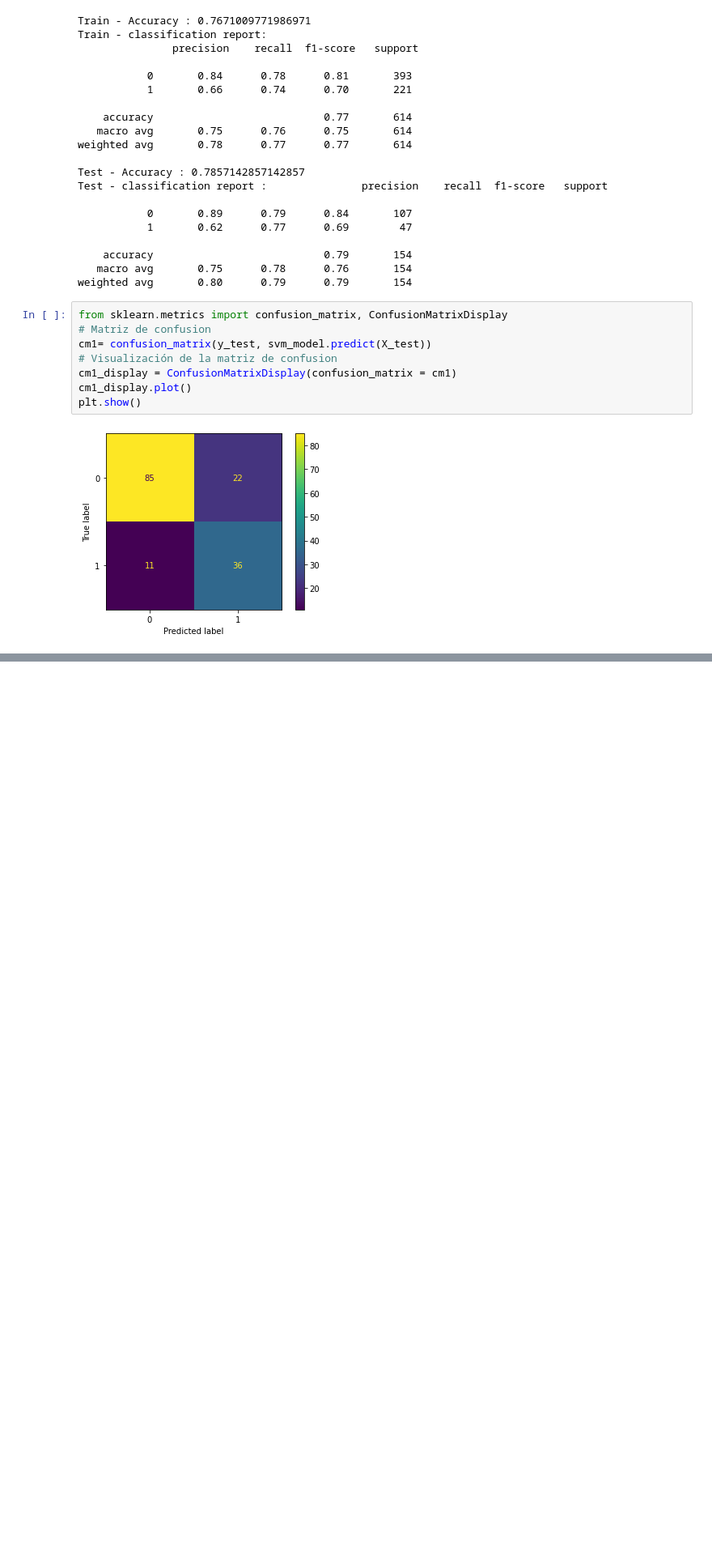
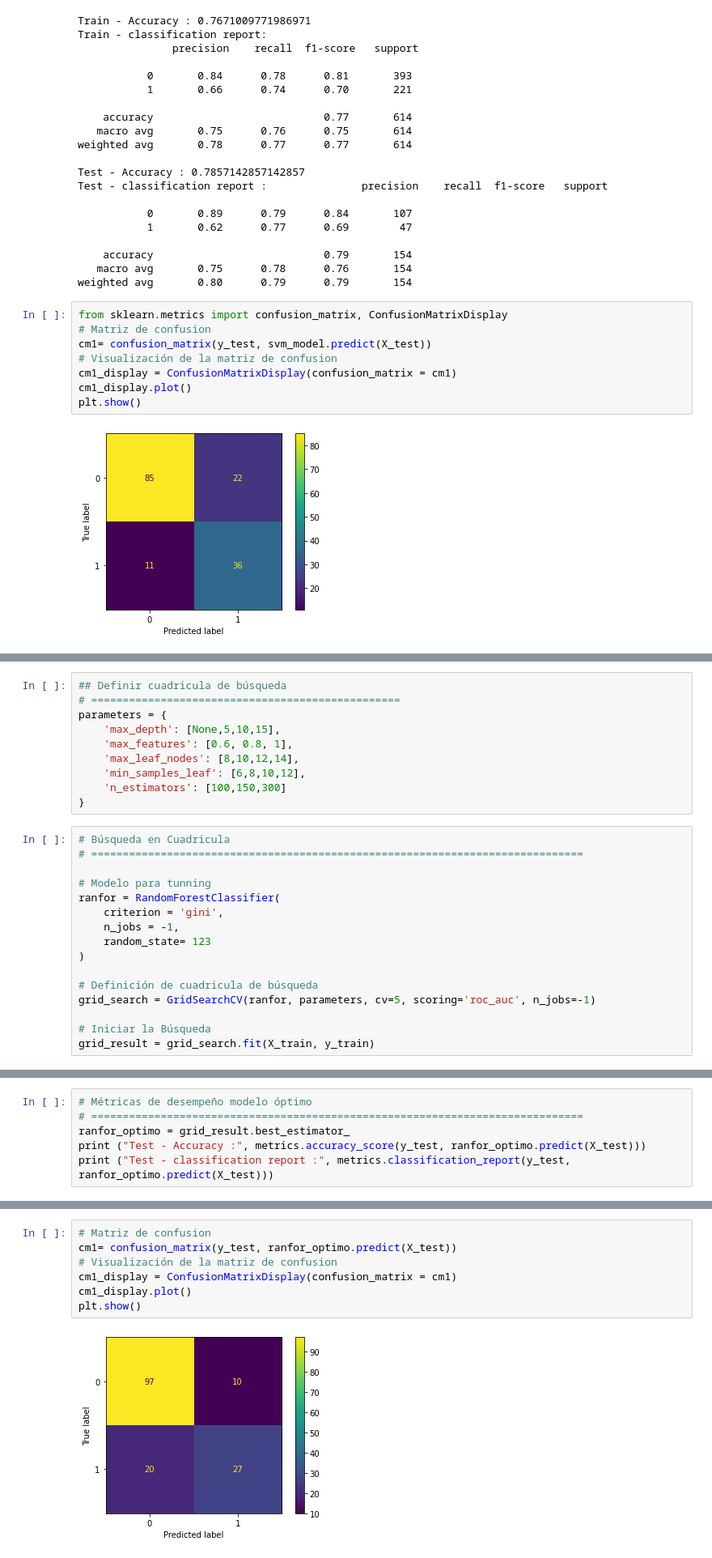
Before and after one commit to mlondono-oc/LEA2, a Jupyter notebook: Modulo-2/M1_Algoritmos_de_Shallow_Learning.ipynb, the cells around one changed output, grey strips where cells are left out. Shown at 81% size. Drawn from its saved outputs; the diff is of its cells as text; blank space fills up the shorter version.

Commit message:
Ejemplo 5 con tunning de hiperparámetros + ejercicio de bonificación

```diff
--- a/Modulo-2/M1_Algoritmos_de_Shallow_Learning.ipynb
+++ b/Modulo-2/M1_Algoritmos_de_Shallow_Learning.ipynb
@@ -371,0 +412,26 @@ plt.show()
+# %%
+## Definir cuadricula de búsqueda
+# =================================================
+parameters = {
+    'max_depth': [None,5,10,15],
+    'max_features': [0.6, 0.8, 1],
+    'max_leaf_nodes': [8,10,12,14],
+    'min_samples_leaf': [6,8,10,12],
+    'n_estimators': [100,150,300]
+}
+# %%
+# Búsqueda en Cuadricula
+# ==============================================================================
+
+# Modelo para tunning
+ranfor = RandomForestClassifier(
+    criterion = 'gini',
+    n_jobs = -1,
+    random_state= 123
+)
+
+# Definición de cuadricula de búsqueda
+grid_search = GridSearchCV(ranfor, parameters, cv=5, scoring='roc_auc', n_jobs=-1)
+
+# Iniciar la Búsqueda
+grid_result = grid_search.fit(X_train, y_train)
@@ -371,0 +451,6 @@ plt.show()
+# %%
+# Métricas de desempeño modelo óptimo
+# ==============================================================================
+ranfor_optimo = grid_result.best_estimator_
+print ("Test - Accuracy :", metrics.accuracy_score(y_test, ranfor_optimo.predict(X_test)))
+print ("Test - classification report :", metrics.classification_report(y_test, ranfor_optimo.predict(X_test)))
@@ -371,0 +467,9 @@ plt.show()
+# %%
+# Matriz de confusion
+cm1= confusion_matrix(y_test, ranfor_optimo.predict(X_test))
+# Visualización de la matriz de confusion
+cm1_display = ConfusionMatrixDisplay(confusion_matrix = cm1)
+cm1_display.plot()
+plt.show()
+# %% [output]
+[figure, added]
```
Also changed, not shown: parts of 13 cells of this notebook.
